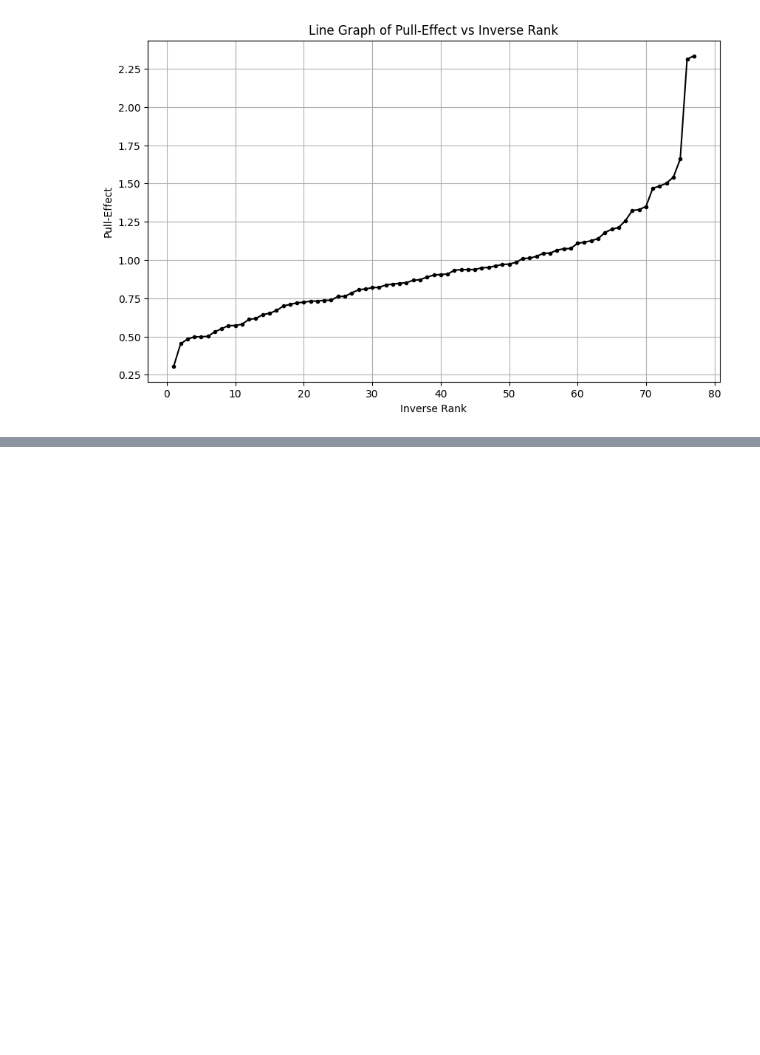
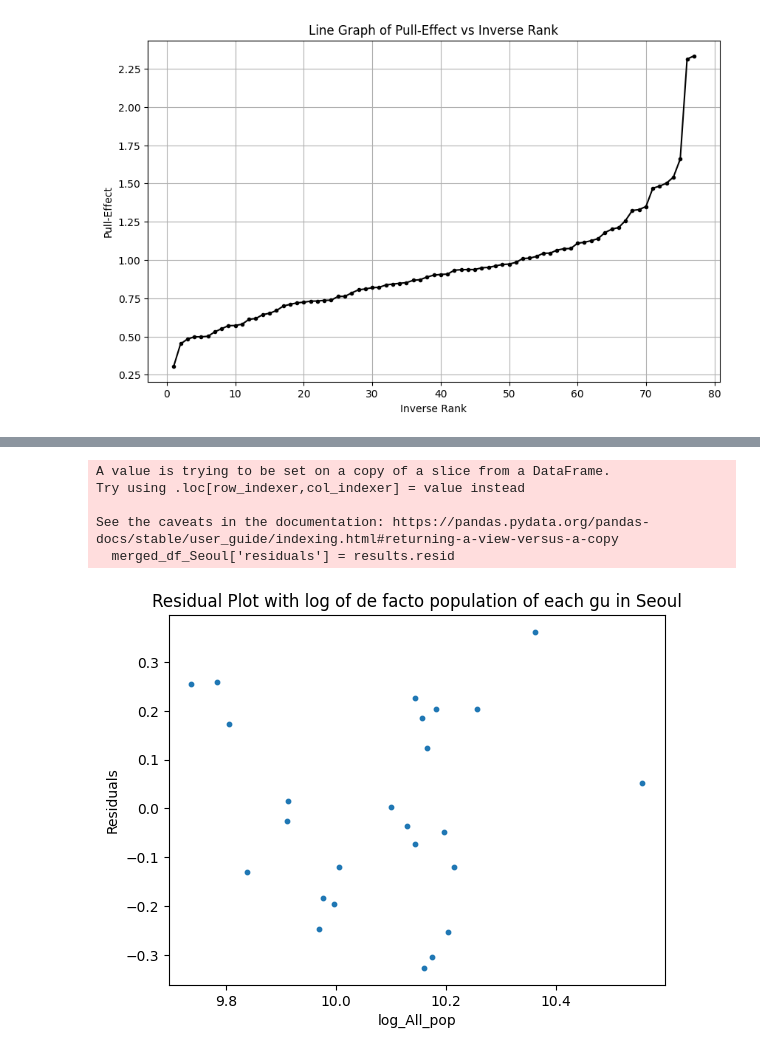
Before and after one commit to jieun0441/XMC, a Jupyter notebook: M-B_Self_containment Calculation_by_gu.ipynb, the cells around one changed output, grey strips where cells are left out. Cells and saved outputs as stored; diff of their text form; code cells hidden in the pictures; blank space fills up the shorter version.

```diff
--- a/M-B_Self_containment Calculation_by_gu.ipynb
+++ b/M-B_Self_containment Calculation_by_gu.ipynb
@@ -290,0 +428,2 @@ df_indices.to_excel('/content/drive/MyDrive/FMC_Data/M_B_dong_Aggregated_noNan/i
+# %%
+df_avg_pop = pop_merged.groupby('full_gu_name')['All_pop'].mean().reset_index()
@@ -290,0 +439,23 @@ df_indices.to_excel('/content/drive/MyDrive/FMC_Data/M_B_dong_Aggregated_noNan/i
+# %%
+# population merge to merged_df
+merged_df = pd.merge(merged_df, df_avg_pop, left_on = 'full_gu_name_orig', right_on = 'full_gu_name', how = 'left')
+merged_df = merged_df.drop(columns=['full_gu_name'])
+# Transform variables
+merged_df.loc[:,'log_All_pop'] = np.log(merged_df['All_pop'])
+# %%
+# Replace drop any rows containing NaN
+merged_df_Seoul = merged_df.dropna()
+# %%
+# Add a constant to the independent values
+X = sm.add_constant(merged_df_Seoul['log_All_pop'])
+
+# Create a model
+model = sm.OLS(merged_df_Seoul['log_Pull_Effect'], X)
+
+# Fit the model
+results = model.fit()
+
+# Get the beta coefficient
+beta = results.params['log_All_pop']
+
+print("The beta coefficient is", beta)
@@ -290,0 +484,19 @@ df_indices.to_excel('/content/drive/MyDrive/FMC_Data/M_B_dong_Aggregated_noNan/i
+# %%
+import matplotlib.pyplot as plt
+
+# Calculate the residuals
+merged_df_Seoul['residuals'] = results.resid
+
+# Create a scatter plot
+plt.scatter(merged_df_Seoul['log_All_pop'], merged_df_Seoul['residuals'], s=10)
+plt.xlabel('log_All_pop')
+plt.ylabel('Residuals')
+plt.title('Residual Plot with log of de facto population of each gu in Seoul')
+plt.show()
+# %% [output]
+A value is trying to be set on a copy of a slice from a DataFrame.
+Try using .loc[row_indexer,col_indexer] = value instead
+
+See the caveats in the documentation: https://pandas.pydata.org/pandas-docs/stable/user_guide/indexing.html#returning-a-view-versus-a-copy
+  merged_df_Seoul['residuals'] = results.resid
+[figure, added]
```
Also changed, not shown: parts of 27 cells of this notebook.
